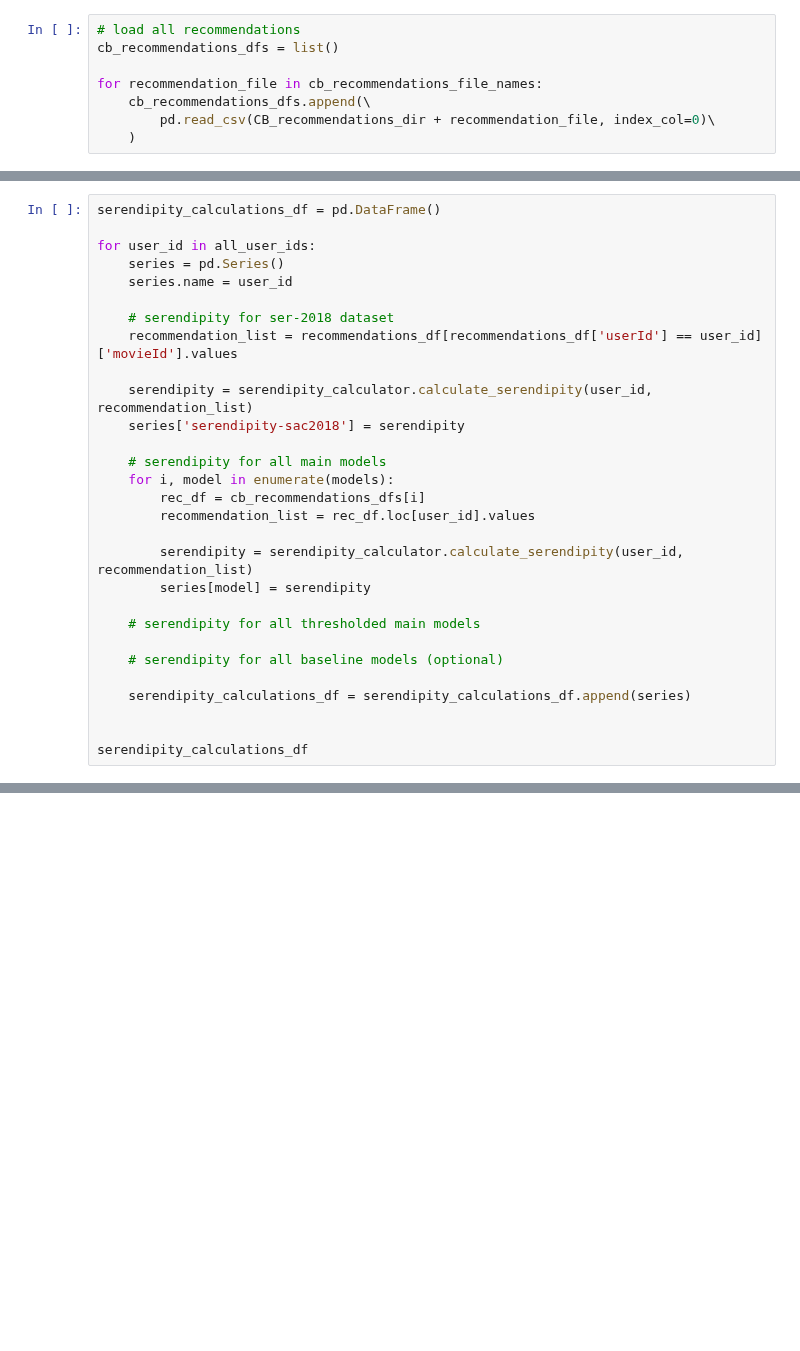
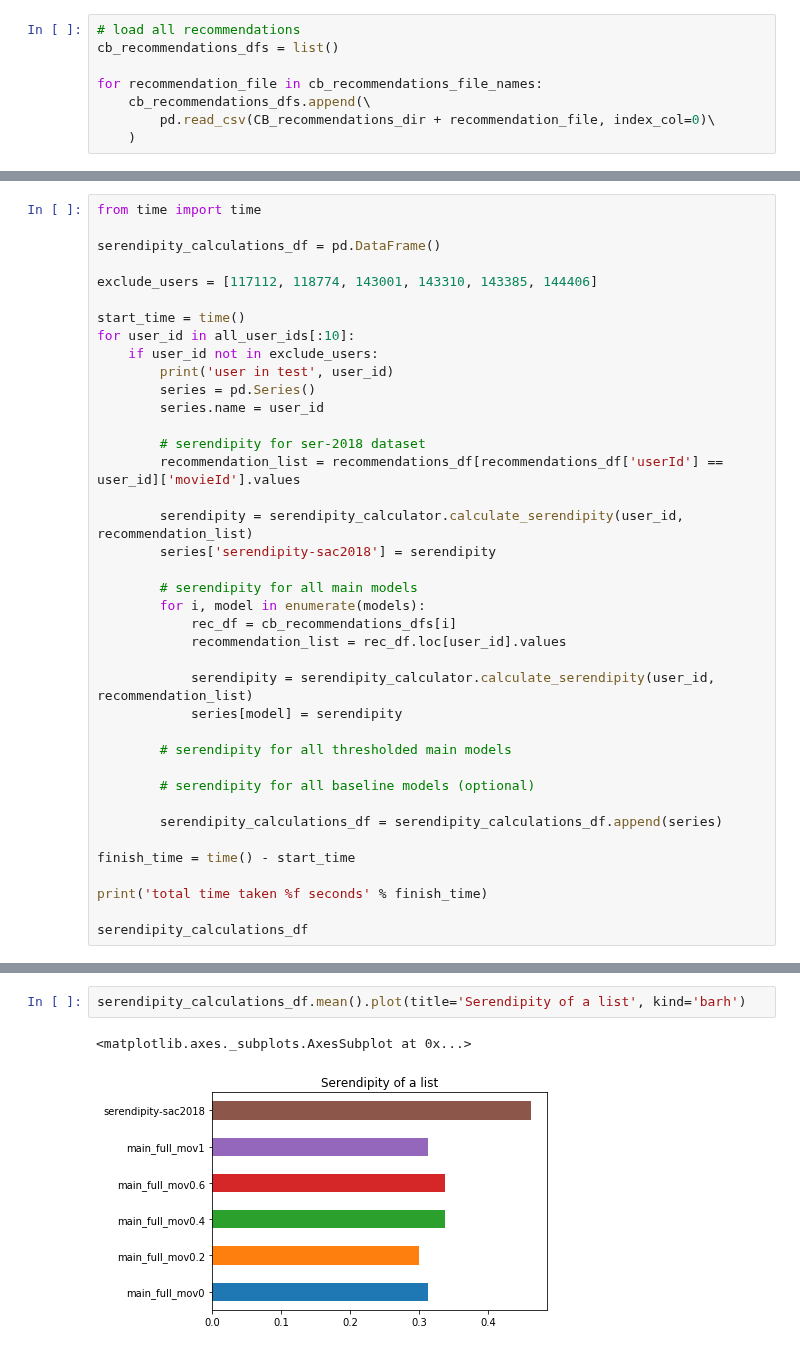
Before and after one commit to aniruddhakal/Recommending-Diverse-And-Serendipitous-Movies-using-Tag-Genome, a Jupyter notebook: ipython_notebooks/SerendipityImpl/Serendipity_Evaluation_Serendipity-sac2018.ipynb, the cells around one changed output, grey strips where cells are left out. Cells and saved outputs as stored; diff of their text form; blank space fills up the shorter version.

Commit message:
serendipity related changes

```diff
--- a/ipython_notebooks/SerendipityImpl/Serendipity_Evaluation_Serendipity-sac2018.ipynb
+++ b/ipython_notebooks/SerendipityImpl/Serendipity_Evaluation_Serendipity-sac2018.ipynb
@@ -273,32 +302,42 @@ serendipity_calculator = SerendipityCalculator(ratings_df, movie_terms_df=genome
                           primitive_recommender=primitive_recommender, round_decimals=6,
                           unexpected_ratio=unexpected_threshold)
 # %%
+from time import time
+
 serendipity_calculations_df = pd.DataFrame()
 
-for user_id in all_user_ids:
-    series = pd.Series()
-    series.name = user_id
+exclude_users = [117112, 118774, 143001, 143310, 143385, 144406]
 
-    # serendipity for ser-2018 dataset
-    recommendation_list = recommendations_df[recommendations_df['userId'] == user_id]['movieId'].values
+start_time = time()
+for user_id in all_user_ids[:10]:
+    if user_id not in exclude_users:
+        print('user in test', user_id)
+        series = pd.Series()
+        series.name = user_id
 
-    serendipity = serendipity_calculator.calculate_serendipity(user_id, recommendation_list)
-    series['serendipity-sac2018'] = serendipity
-
-    # serendipity for all main models
-    for i, model in enumerate(models):
-        rec_df = cb_recommendations_dfs[i]
-        recommendation_list = rec_df.loc[user_id].values
+        # serendipity for ser-2018 dataset
+        recommendation_list = recommendations_df[recommendations_df['userId'] == user_id]['movieId'].values
 
         serendipity = serendipity_calculator.calculate_serendipity(user_id, recommendation_list)
-        series[model] = serendipity
+        series['serendipity-sac2018'] = serendipity
 
-    # serendipity for all thresholded main models
+        # serendipity for all main models
+        for i, model in enumerate(models):
+            rec_df = cb_recommendations_dfs[i]
+            recommendation_list = rec_df.loc[user_id].values
 
-    # serendipity for all baseline models (optional)
+            serendipity = serendipity_calculator.calculate_serendipity(user_id, recommendation_list)
+            series[model] = serendipity
 
-    serendipity_calculations_df = serendipity_calculations_df.append(series)
+        # serendipity for all thresholded main models
 
+        # serendipity for all baseline models (optional)
+
+        serendipity_calculations_df = serendipity_calculations_df.append(series)
+
+finish_time = time() - start_time
+
+print('total time taken %f seconds' % finish_time)
 
 serendipity_calculations_df
 # %% [output]
@@ -311,0 +380,5 @@ KeyError: 'the label [1608] is not in the [index]'
+# %%
+serendipity_calculations_df.mean().plot(title='Serendipity of a list', kind='barh')
+# %% [output]
+<matplotlib.axes._subplots.AxesSubplot at 0x...>
+[figure, added]
```
Also changed, not shown: parts of 8 cells of this notebook, 11 other files.
